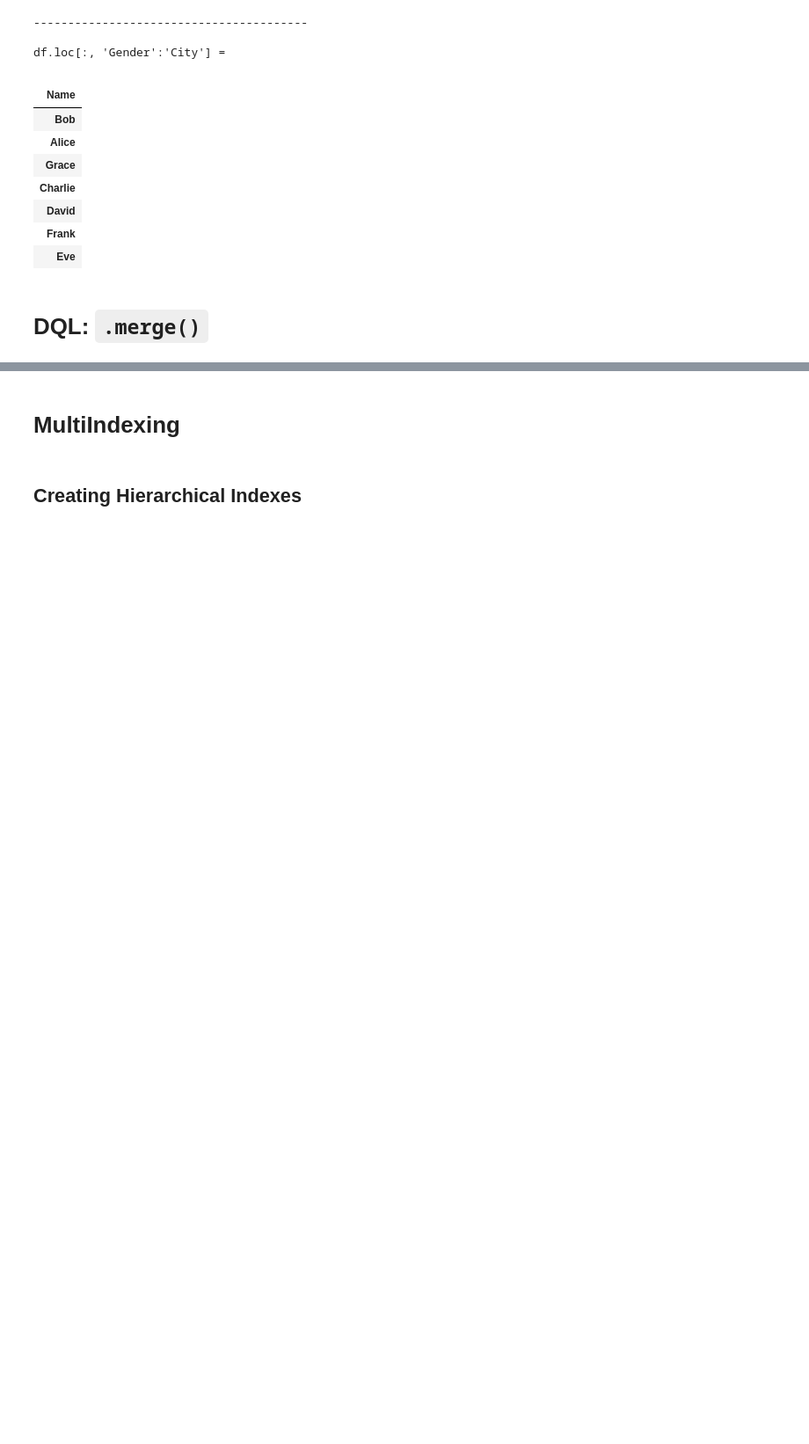
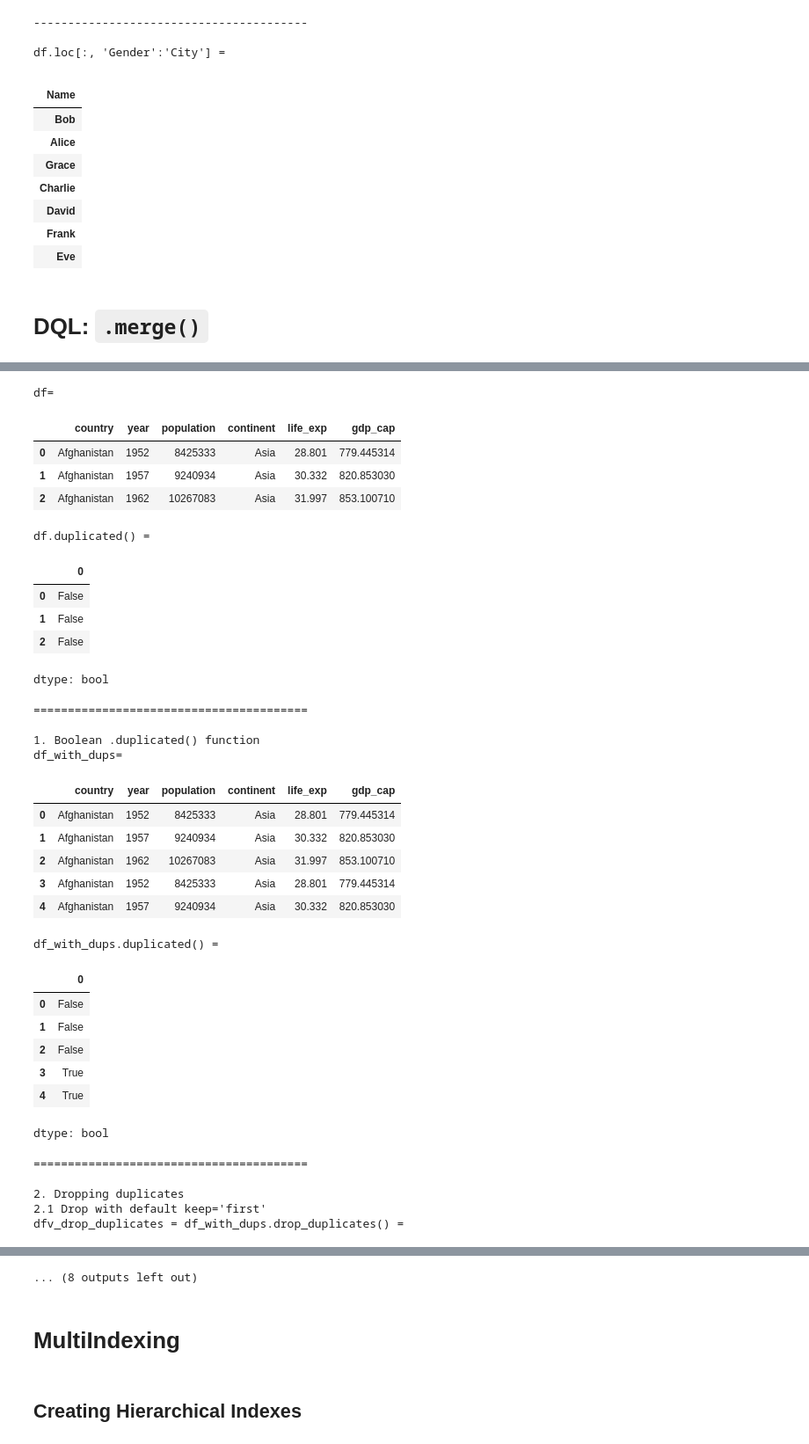
Before and after one commit to venkatbabukr/AllProjects, a Jupyter notebook: Scaler/Modules/Pandas_Buzz_Terms,_Nuances.ipynb, the cells around one changed output, grey strips where cells are left out. Shown at 88% size. Drawn from its saved outputs; the diff is of its cells as text; code cells hidden in the pictures; blank space fills up the shorter version.

Commit message:
Pandas Buzz Terms & Nuances: Added other important DDL etc...

```diff
--- a/Scaler/Modules/Pandas_Buzz_Terms,_Nuances.ipynb
+++ b/Scaler/Modules/Pandas_Buzz_Terms,_Nuances.ipynb
@@ -1101,0 +1112,78 @@ df.loc[:, 'Gender':'City'] =
+# %%
+import pandas as pd
+import numpy as np
+import io
+
+data_csv = f"""
+country	year	population	continent	life_exp	gdp_cap
+Afghanistan	1952	8425333	Asia	28.801	779.445314
+Afghanistan	1957	9240934	Asia	30.332	820.853030
+Afghanistan	1962	10267083	Asia	31.997	853.100710
+"""
+
+df = pd.read_csv(io.StringIO(data_csv), sep="\t")
+print("df=")
+display(df)
+print("\ndf.duplicated() =")
+display(df.duplicated())
+print("\n" + "="*40 + "\n")
+
+# Duplicate the entire data frame and remove the last row for now
+print("1. Boolean .duplicated() function")
+df_with_dups = pd.concat([df, df]).iloc[:-1].reset_index(drop=True)
+print("df_with_dups=")
+display(df_with_dups)
+print("\ndf_with_dups.duplicated() =")
+display(df_with_dups.duplicated())
+print("\n" + "="*40 + "\n")
+
+# Drop duplicates
+print("2. Dropping duplicates")
+print("2.1 Drop with default keep='first'")
+dfv_drop_duplicates = df_with_dups.drop_duplicates()
+print("dfv_drop_duplicates = df_with_dups.drop_duplicates() = ")
+display(dfv_drop_duplicates)
+print("\nddfv_drop_duplicates.duplicated() =")
+display(dfv_drop_duplicates.duplicated())
+print("\n" + "-"*40 + "\n")
+print("2.2 Drop with keep=False")
+dfv_drop_all_duplicates = df_with_dups.drop_duplicates(keep = False)
+print("dfv_drop_all_duplicates = df_with_dups.drop_duplicates(keep = False) = ")
+display(dfv_drop_all_duplicates)
+print("\ndfv_drop_all_duplicates.duplicated() =")
+display(dfv_drop_all_duplicates.duplicated())
+# %% [output]
+df=
+|  | country | year | population | continent | life_exp | gdp_cap |
+| 0 | Afghanistan | 1952 | 8425333 | Asia | 28.801 | 779.445314 |
+| 1 | Afghanistan | 1957 | 9240934 | Asia | 30.332 | 820.853030 |
+| 2 | Afghanistan | 1962 | 10267083 | Asia | 31.997 | 853.100710 |
+df.duplicated() =
+|  | 0 |
+| 0 | False |
+| 1 | False |
+| 2 | False |
+dtype: bool
+========================================
+
+1. Boolean .duplicated() function
+df_with_dups=
+|  | country | year | population | continent | life_exp | gdp_cap |
+| 0 | Afghanistan | 1952 | 8425333 | Asia | 28.801 | 779.445314 |
+| 1 | Afghanistan | 1957 | 9240934 | Asia | 30.332 | 820.853030 |
+| 2 | Afghanistan | 1962 | 10267083 | Asia | 31.997 | 853.100710 |
+| 3 | Afghanistan | 1952 | 8425333 | Asia | 28.801 | 779.445314 |
+| 4 | Afghanistan | 1957 | 9240934 | Asia | 30.332 | 820.853030 |
+df_with_dups.duplicated() =
+|  | 0 |
+| 0 | False |
+| 1 | False |
+| 2 | False |
+| 3 | True |
+| 4 | True |
+dtype: bool
+========================================
+
+2. Dropping duplicates
+2.1 Drop with default keep='first'
+dfv_drop_duplicates = df_with_dups.drop_duplicates() =
@@ -1102,3 +1194,4 @@ df.loc[:, 'Gender':'City'] =
+... (8 outputs left out)
 # %% [markdown]
 # MultiIndexing
 # %% [markdown]
```
Also changed, not shown: parts of 4 cells of this notebook.
